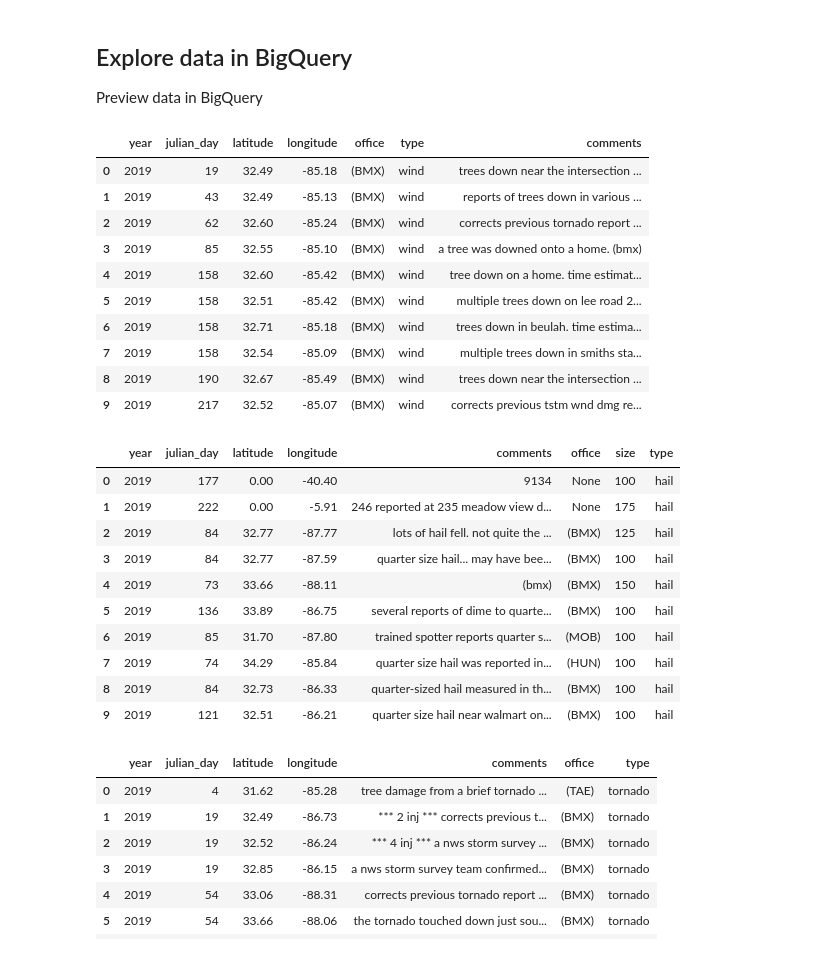
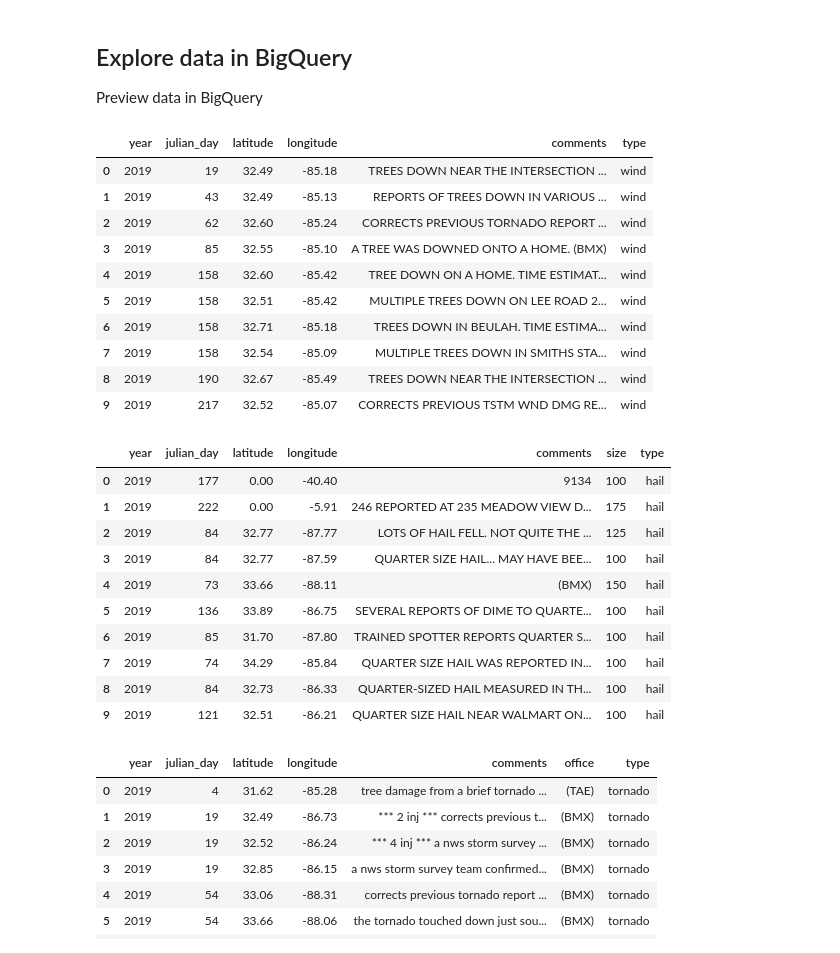
Before and after one commit to GoogleCloudPlatform/ml-design-patterns, a Jupyter notebook: 06_reproducibility/storm_reports/similar_reports.ipynb, the cells around one changed output. Drawn from its saved outputs; the diff is of its cells as text; code cells hidden in the pictures.

```diff
--- a/06_reproducibility/storm_reports/similar_reports.ipynb
+++ b/06_reproducibility/storm_reports/similar_reports.ipynb
@@ -21,47 +31,45 @@ SELECT
   EXTRACT(YEAR from timestamp) AS year,
   EXTRACT(DAYOFYEAR from timestamp) AS julian_day,
   latitude, longitude,
-  REGEXP_EXTRACT(comments, r"\([A-Z]+\)$") AS office,
+  comments,
   'wind' as type,
-  LOWER(comments) AS comments,
 FROM `bigquery-public-data.noaa_preliminary_severe_storms.wind_reports`
 LIMIT 10
 # %% [output]
-|  | year | julian_day | latitude | longitude | office | type | comments |
-| 0 | 2019 | 19 | 32.49 | -85.18 | (BMX) | wind | trees down near the intersection ... |
-| 1 | 2019 | 43 | 32.49 | -85.13 | (BMX) | wind | reports of trees down in various ... |
-| 2 | 2019 | 62 | 32.60 | -85.24 | (BMX) | wind | corrects previous tornado report ... |
-| 3 | 2019 | 85 | 32.55 | -85.10 | (BMX) | wind | a tree was downed onto a home. (bmx) |
-| 4 | 2019 | 158 | 32.60 | -85.42 | (BMX) | wind | tree down on a home. time estimat... |
-| 5 | 2019 | 158 | 32.51 | -85.42 | (BMX) | wind | multiple trees down on lee road 2... |
-| 6 | 2019 | 158 | 32.71 | -85.18 | (BMX) | wind | trees down in beulah. time estima... |
-| 7 | 2019 | 158 | 32.54 | -85.09 | (BMX) | wind | multiple trees down in smiths sta... |
-| 8 | 2019 | 190 | 32.67 | -85.49 | (BMX) | wind | trees down near the intersection ... |
-| 9 | 2019 | 217 | 32.52 | -85.07 | (BMX) | wind | corrects previous tstm wnd dmg re... |
+|  | year | julian_day | latitude | longitude | comments | type |
+| 0 | 2019 | 19 | 32.49 | -85.18 | TREES DOWN NEAR THE INTERSECTION ... | wind |
+| 1 | 2019 | 43 | 32.49 | -85.13 | REPORTS OF TREES DOWN IN VARIOUS ... | wind |
+| 2 | 2019 | 62 | 32.60 | -85.24 | CORRECTS PREVIOUS TORNADO REPORT ... | wind |
+| 3 | 2019 | 85 | 32.55 | -85.10 | A TREE WAS DOWNED ONTO A HOME. (BMX) | wind |
+| 4 | 2019 | 158 | 32.60 | -85.42 | TREE DOWN ON A HOME. TIME ESTIMAT... | wind |
+| 5 | 2019 | 158 | 32.51 | -85.42 | MULTIPLE TREES DOWN ON LEE ROAD 2... | wind |
+| 6 | 2019 | 158 | 32.71 | -85.18 | TREES DOWN IN BEULAH. TIME ESTIMA... | wind |
+| 7 | 2019 | 158 | 32.54 | -85.09 | MULTIPLE TREES DOWN IN SMITHS STA... | wind |
+| 8 | 2019 | 190 | 32.67 | -85.49 | TREES DOWN NEAR THE INTERSECTION ... | wind |
+| 9 | 2019 | 217 | 32.52 | -85.07 | CORRECTS PREVIOUS TSTM WND DMG RE... | wind |
 # %%
 %%bigquery
 SELECT
   EXTRACT(YEAR from timestamp) AS year,
   EXTRACT(DAYOFYEAR from timestamp) AS julian_day,
   latitude, longitude,
-  LOWER(comments) AS comments,
-  REGEXP_EXTRACT(comments, r"\([A-Z]+\)$") AS office,
+  comments,
   size,
   'hail' as type
 FROM `bigquery-public-data.noaa_preliminary_severe_storms.hail_reports`
 LIMIT 10
 # %% [output]
-|  | year | julian_day | latitude | longitude | comments | office | size | type |
-| 0 | 2019 | 177 | 0.00 | -40.40 | 9134 | None | 100 | hail |
-| 1 | 2019 | 222 | 0.00 | -5.91 | 246 reported at 235 meadow view d... | None | 175 | hail |
-| 2 | 2019 | 84 | 32.77 | -87.77 | lots of hail fell. not quite the ... | (BMX) | 125 | hail |
-| 3 | 2019 | 84 | 32.77 | -87.59 | quarter size hail... may have bee... | (BMX) | 100 | hail |
-| 4 | 2019 | 73 | 33.66 | -88.11 | (bmx) | (BMX) | 150 | hail |
-| 5 | 2019 | 136 | 33.89 | -86.75 | several reports of dime to quarte... | (BMX) | 100 | hail |
-| 6 | 2019 | 85 | 31.70 | -87.80 | trained spotter reports quarter s... | (MOB) | 100 | hail |
-| 7 | 2019 | 74 | 34.29 | -85.84 | quarter size hail was reported in... | (HUN) | 100 | hail |
-| 8 | 2019 | 84 | 32.73 | -86.33 | quarter-sized hail measured in th... | (BMX) | 100 | hail |
-| 9 | 2019 | 121 | 32.51 | -86.21 | quarter size hail near walmart on... | (BMX) | 100 | hail |
+|  | year | julian_day | latitude | longitude | comments | size | type |
+| 0 | 2019 | 177 | 0.00 | -40.40 | 9134 | 100 | hail |
+| 1 | 2019 | 222 | 0.00 | -5.91 | 246 REPORTED AT 235 MEADOW VIEW D... | 175 | hail |
+| 2 | 2019 | 84 | 32.77 | -87.77 | LOTS OF HAIL FELL. NOT QUITE THE ... | 125 | hail |
+| 3 | 2019 | 84 | 32.77 | -87.59 | QUARTER SIZE HAIL... MAY HAVE BEE... | 100 | hail |
+| 4 | 2019 | 73 | 33.66 | -88.11 | (BMX) | 150 | hail |
+| 5 | 2019 | 136 | 33.89 | -86.75 | SEVERAL REPORTS OF DIME TO QUARTE... | 100 | hail |
+| 6 | 2019 | 85 | 31.70 | -87.80 | TRAINED SPOTTER REPORTS QUARTER S... | 100 | hail |
+| 7 | 2019 | 74 | 34.29 | -85.84 | QUARTER SIZE HAIL WAS REPORTED IN... | 100 | hail |
+| 8 | 2019 | 84 | 32.73 | -86.33 | QUARTER-SIZED HAIL MEASURED IN TH... | 100 | hail |
+| 9 | 2019 | 121 | 32.51 | -86.21 | QUARTER SIZE HAIL NEAR WALMART ON... | 100 | hail |
 # %%
 %%bigquery
 SELECT
```
Also changed, not shown: parts of 19 cells of this notebook.
